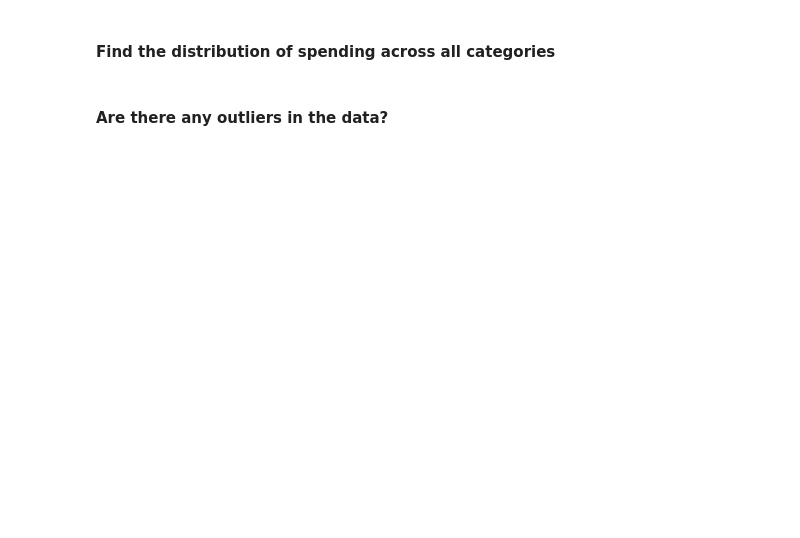
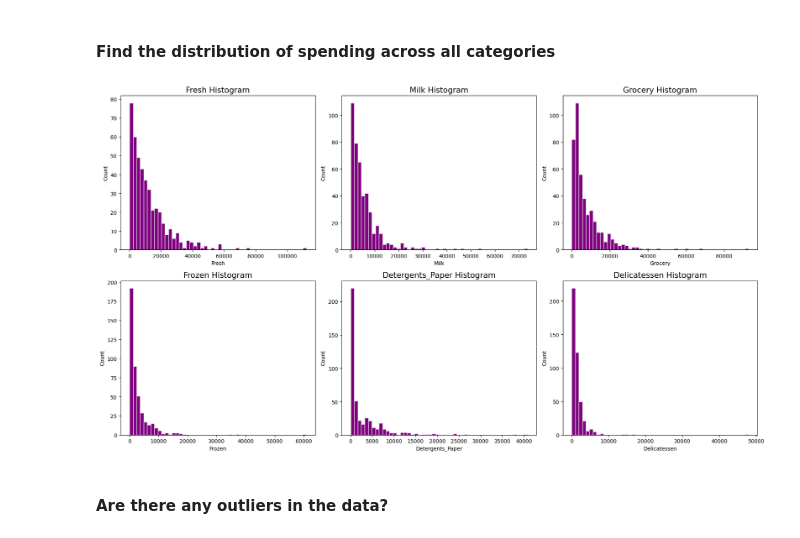
Before and after one commit to devopsopenshift/python, a Jupyter notebook: guided_project/PDS_Extended_Project_LearnerNotebook_Student_file.ipynb, the cells around one changed output. Saved outputs shown, nothing was run; the diff lists cells and outputs as text; code cells hidden in the pictures; blank space fills up the shorter version.

```diff
--- a/guided_project/PDS_Extended_Project_LearnerNotebook_Student_file.ipynb
+++ b/guided_project/PDS_Extended_Project_LearnerNotebook_Student_file.ipynb
@@ -105,19 +148,21 @@ plt.show()
 # %%
 import matplotlib.pyplot as plt
 
 cols = ['Fresh', 'Milk', 'Grocery', 'Frozen', 'Detergents_Paper', 'Delicatessen']
 fig, axes = plt.subplots(nrows=2, ncols=3, figsize=(18, 10))
 
 for i in range(len(cols)):
     ax = axes[i // 3, i % 3]
     col = cols[i]
-    ax.'____'(df[col], bins=50, edgecolor='#E6E6E6', color='Purple') ## Complete the code to plot a histogram
+    ax.hist(df[col], bins=50, edgecolor='#E6E6E6', color='Purple') ## Complete the code to plot a histogram
     ax.set_xlabel(col)
     ax.set_ylabel('Count')
     ax.set_title(col + " Histogram", fontsize=15)
 
 plt.tight_layout()
 plt.show()
+# %% [output]
+[figure, added]
 # %% [markdown]
 #### Are there any outliers in the data?
 # %%
```
Also changed, not shown: parts of 29 cells of this notebook.
